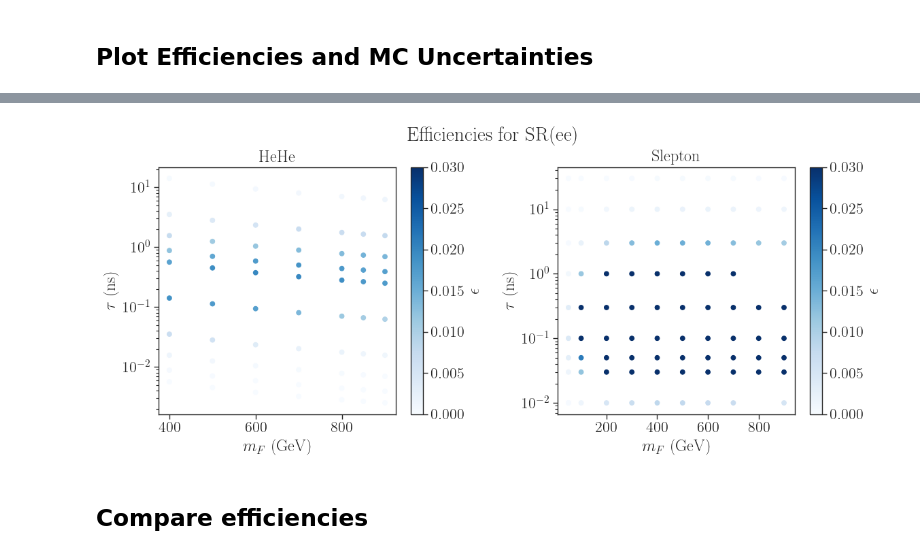
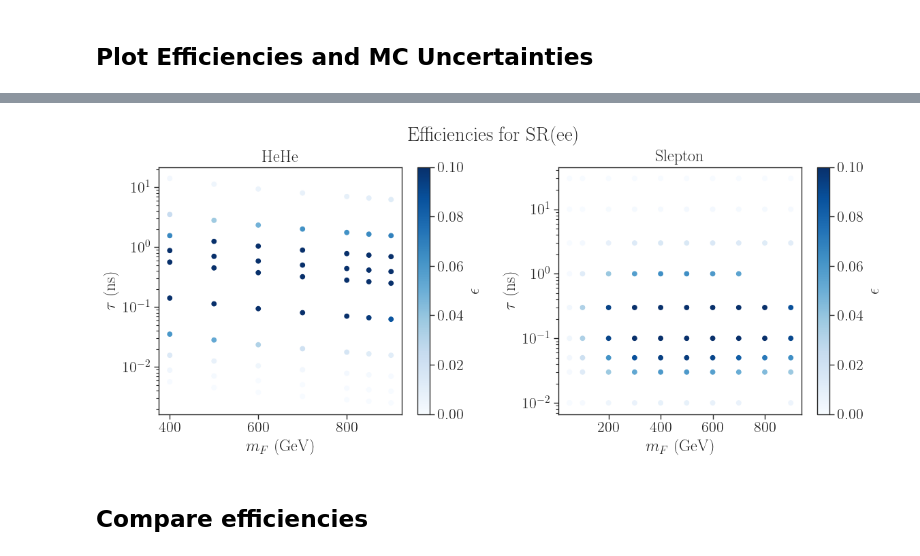
Before and after one commit to andlessa/LowTRHFIMP, a Jupyter notebook: ATLAS-SUSY-2018-14_displacedLeptons/checkEffs.ipynb, the cells around one changed output, grey strips where cells are left out. Drawn from its saved outputs; the diff is of its cells as text; code cells hidden in the pictures.

```diff
--- a/ATLAS-SUSY-2018-14_displacedLeptons/checkEffs.ipynb
+++ b/ATLAS-SUSY-2018-14_displacedLeptons/checkEffs.ipynb
@@ -108,33 +106,36 @@ plt.show()
 # %%
 fig,axList =plt.subplots(figsize=(12,5),nrows=1,ncols=2)
 
 title = r'$p p \to F F,\, F \to s + l$'
 # Select only points with very light DM
 xDMList_all = list((dfRecast['m5000022']/dfRecast['mLLP']).unique())
 xDM  = min(xDMList_all)
 
 dfs = [dfRecast[dfRecast['m5000022']/dfRecast['mLLP'] == xDM], dfSlep]
 titles = ['HeHe', 'Slepton']
 for iax,ax in enumerate(axList):
     df = dfs[iax]
     x = df['mLLP']
     y = df['tau0_ns']
-    tit_append = ''
-    z = df['AccEffCuts_ee']
+    if titles[iax] == 'HeHe':
+        rescale_BR = 1./((1./3.)**2)  # Rescale by BR^2 for F->s+l (assuming 3 equal lepton flavors)
+    else:
+        rescale_BR = 1.0
+    z = df['AccEffCuts_ee']*rescale_BR
 
-    im = ax.scatter(x,y,c=z,cmap='Blues',vmin=0.,vmax=0.03)
+    im = ax.scatter(x,y,c=z,cmap='Blues',vmin=0.,vmax=0.1)
     ax.set_yscale('log')
     ax.set_ylabel(r'$\tau$ (ns)')
     ax.set_xlabel(r'$m_{F}$ (GeV)')
     fig.colorbar(im, ax=ax, label=r'$\epsilon$')
 
     ax.set_title(titles[iax])
 
 plt.tight_layout()
 plt.suptitle('Efficiencies for SR(ee)', y=1.02)
 plt.show()
 # %% [output]
-[figure, old version]
+[figure, new version]
 # %% [markdown]
 ## Compare efficiencies
 # %%
```
Also changed, not shown: parts of 7 cells of this notebook, 2 other files.
